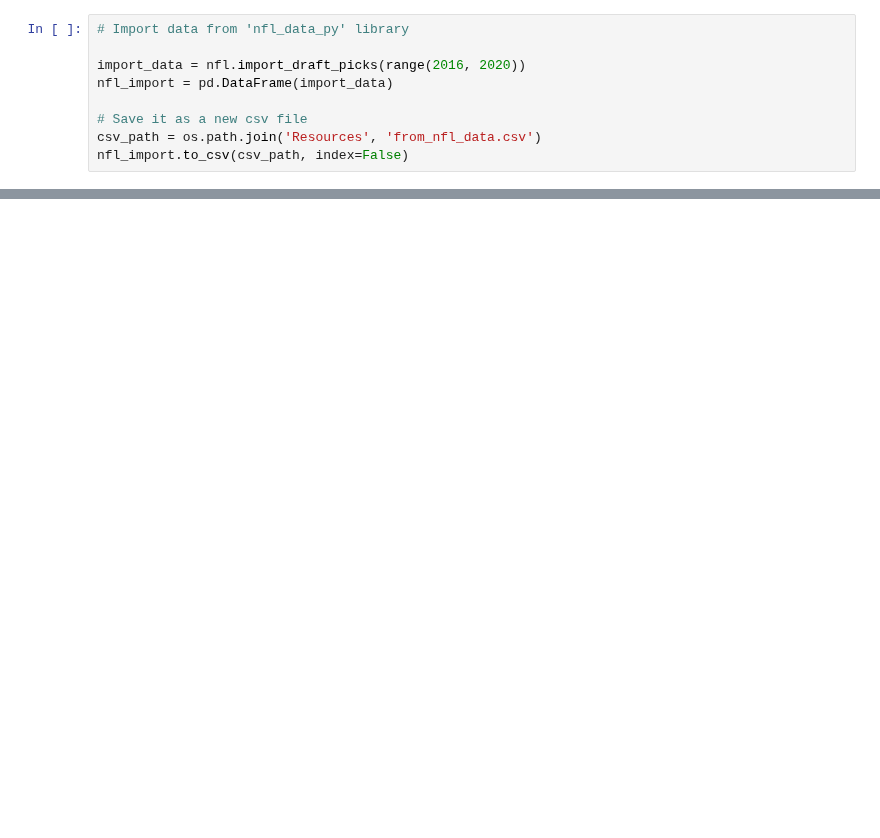
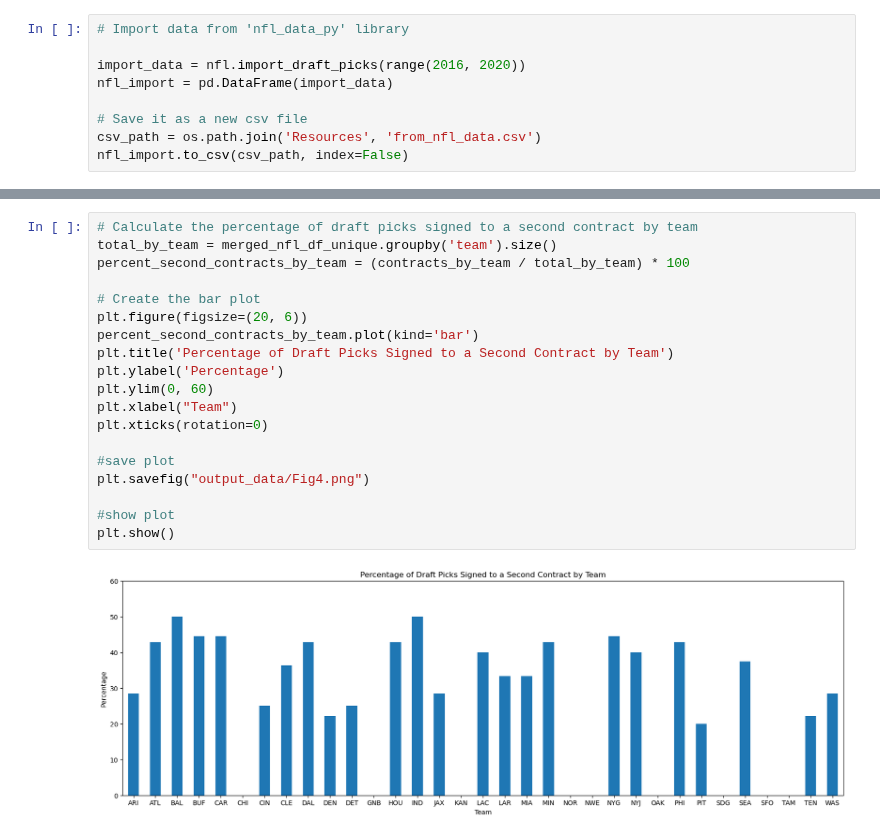
Before and after one commit to maslla100/NFL-Draft-Trends-, a Jupyter notebook: NFL_project.ipynb, the cells around one changed output, grey strips where cells are left out. Drawn from its saved outputs; the diff is of its cells as text; blank space fills up the shorter version.

```diff
--- a/NFL_project.ipynb
+++ b/NFL_project.ipynb
@@ -67,0 +286,21 @@ players_stats.head()
+# %%
+# Calculate the percentage of draft picks signed to a second contract by team
+total_by_team = merged_nfl_df_unique.groupby('team').size()
+percent_second_contracts_by_team = (contracts_by_team / total_by_team) * 100
+
+# Create the bar plot
+plt.figure(figsize=(20, 6))
+percent_second_contracts_by_team.plot(kind='bar')
+plt.title('Percentage of Draft Picks Signed to a Second Contract by Team')
+plt.ylabel('Percentage')
+plt.ylim(0, 60)
+plt.xlabel("Team")
+plt.xticks(rotation=0)
+
+#save plot
+plt.savefig("output_data/Fig4.png")
+
+#show plot
+plt.show()
+# %% [output]
+[figure, added]
```
Also changed, not shown: parts of 32 cells of this notebook.
